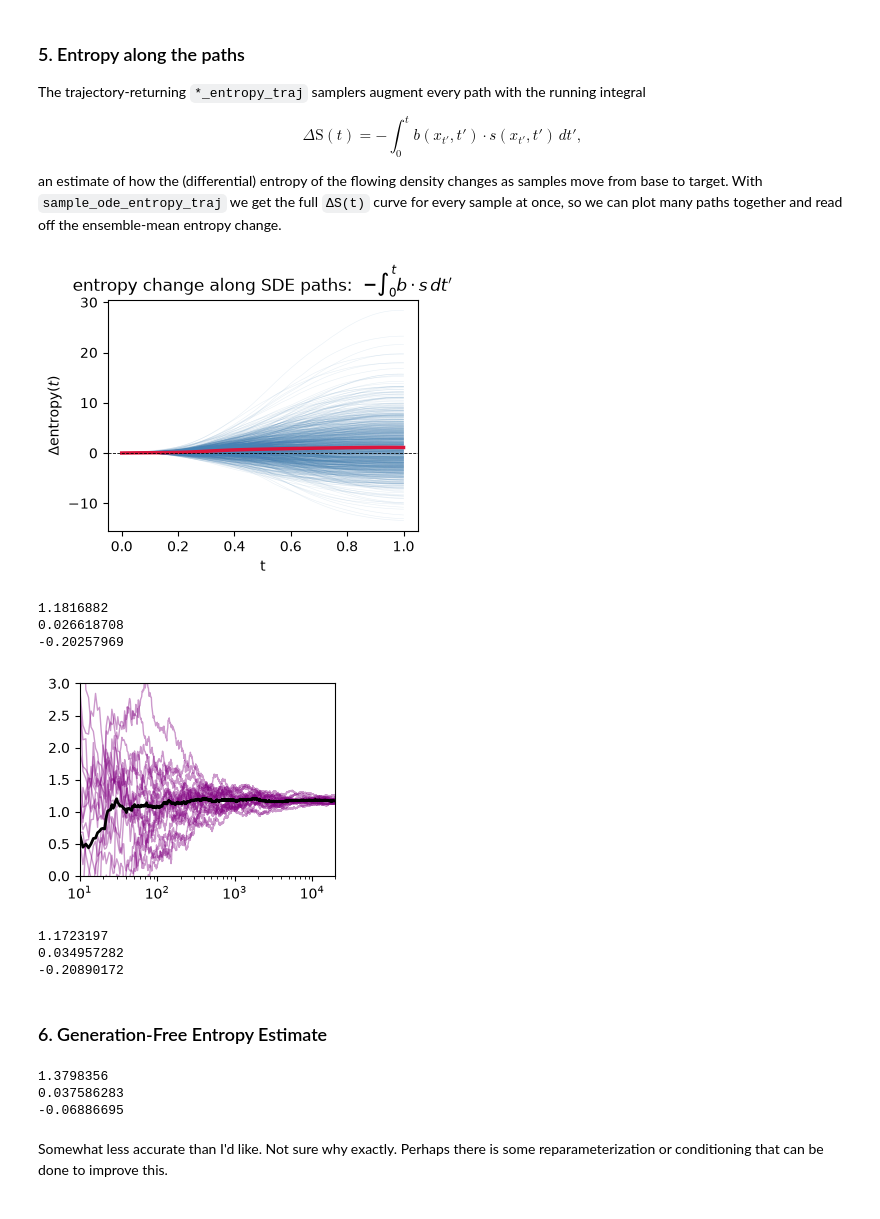
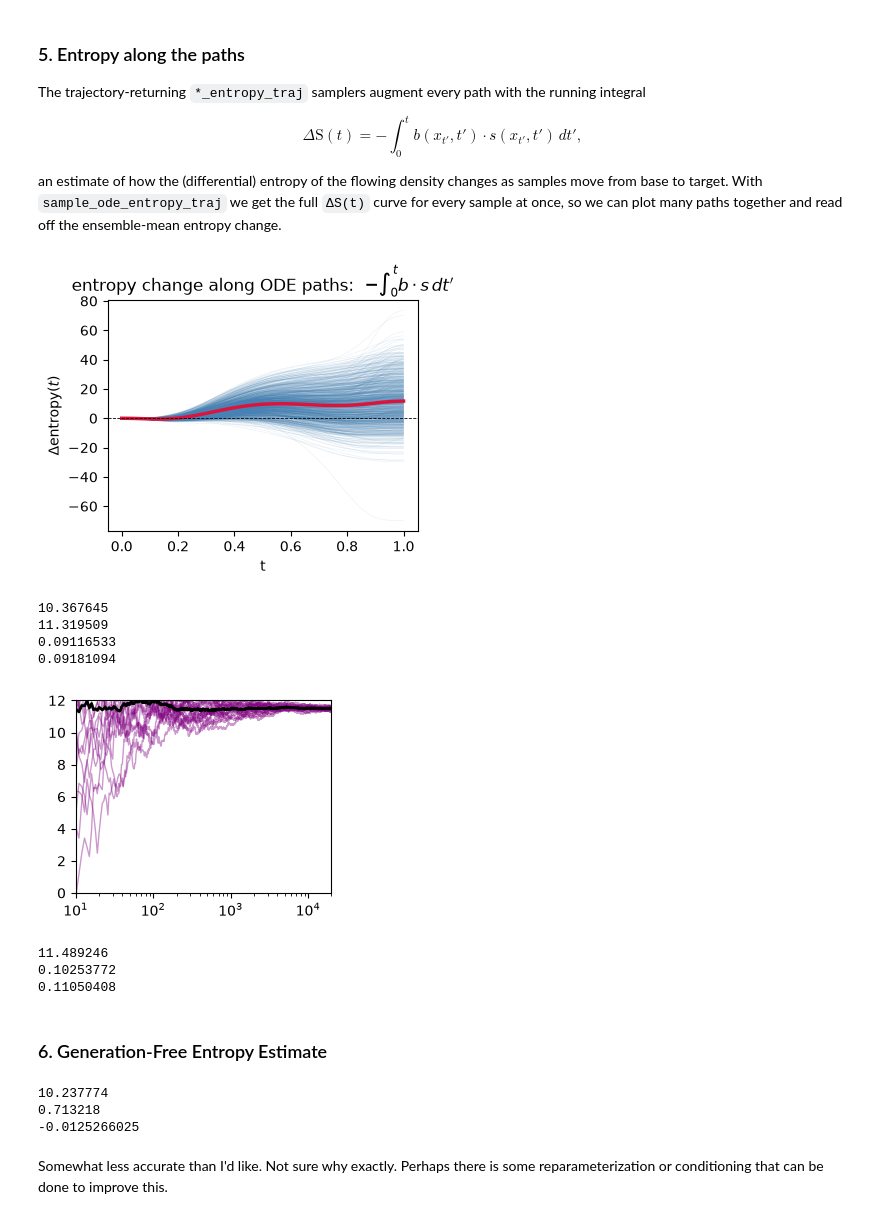
Before and after one commit to Rauscher-Group/eesi, a Jupyter notebook: experiments/2D_GMM.ipynb, the cells around one changed output. Drawn from its saved outputs; the diff is of its cells as text; code cells hidden in the pictures.

```diff
--- a/experiments/2D_GMM.ipynb
+++ b/experiments/2D_GMM.ipynb
@@ -56,18 +56,20 @@ mixture built from `eesi.datasets.GaussianMixture`, whose weights, means and
 full (correlated) covariances are drawn once from a fixed `seed` and then held
 constant.
 # %%
+d = 32
 # --- base: single 2D Gaussian, unit variance, zero covariance ---
-base = MultivariateNormal(torch.zeros(2, device=device), torch.eye(2, device=device))
+base = MultivariateNormal(torch.zeros(d, device=device), torch.eye(d, device=device))
 
 # --- target: 3-component Gaussian mixture from eesi.datasets.GaussianMixture ---
 # The mixture draws its weights, means and full covariances once (fixed `seed`)
 # and holds them constant; `sigma` sets how far apart the component means are.
-target = GaussianMixture(d=2, n=3, sigma=4.0, seed=5, device=device)
+target = GaussianMixture(d=d, n=5, sigma=4.0, seed=5, device=device)
 
 # Sanity check: draw and scatter samples from each distribution.
 x0_vis = base.sample((2000,)).cpu()
 x1_vis = target.sample((2000,)).cpu()
 
+'''
 # Symmetric plot limits that comfortably contain both distributions.
 LIM = float(torch.cat([x0_vis, x1_vis]).abs().max().ceil()) + 1.0
 
@@ -79,4 +81,5 @@ ax[1].set_title("target  $p_1$ (Gaussian mixture)")
 for a in ax:
     a.set_aspect("equal"); a.set_xlim(-LIM, LIM); a.set_ylim(-LIM, LIM)
 plt.show()
+'''
 # %% [output]
@@ -92,17 +95,19 @@ plt.show()
   score is trained with the cheap antithetic denoising objective (no divergence
   estimate). Try `gamma="sin2"` / `gamma="none"`, or `path="linear"`/`"trig"`.
 # %%
-net_b = TimeMLP(d=2, hidden=64, n_layers=6, activation="silu")
-net_s = TimeMLP(d=2, hidden=64, n_layers=6, activation="silu")
+net_b = TimeMLP(d=d, hidden=512, n_layers=4, activation="silu")
+net_s = TimeMLP(d=d, hidden=512, n_layers=6, activation="silu")
 
 model = EESI(
     net_b, net_s,
-    d=2,
+    d=d,
     path="trig2",
-    gamma="sqrt",
+    gamma="sin2",
     gamma_scale=1.0,
-    #learn_score=False
+    learn_score=True
 ).to(device)
 
 opt = torch.optim.Adam(model.parameters(), lr=1e-3)
 #print(model)
+print(sum(p.numel() for p in model.net_b.parameters()))
+print(sum(p.numel() for p in model.net_s.parameters()))
@@ -180,20 +194,24 @@ Map base samples to the target with the model's built-in samplers:
   using both the drift `b` and the learned score `s` (diffusion `eps`).
 # %%
 # Draw base samples and push them through the model's built-in samplers.
-torch.manual_seed(1)
-x0 = base.sample((10000,))
-gen_ode = model.sample_ode(x0, n_steps=200)            # probability-flow ODE (drift only)
-gen_sde = model.sample_sde(x0, n_steps=200, eps=1)     # reverse-time SDE (drift + score)
+torch.manual_seed(5)
+torch.seed()
+x0 = base.sample((100000,))
+x1 = target.sample((100000,))
+gen_ode = model.sample_ode(x0, n_steps=100)            # probability-flow ODE (drift only)
+gen_sde = model.sample_sde(x0, n_steps=100, eps=0.4)     # reverse-time SDE (drift + score)
 
 # How well do generated samples match the target? (mean log-density)
 ref = target.log_prob(x1).mean()
 base_ref = base.log_prob(x0).mean()
+base_target = target.log_prob(x0).mean()
 print(f"mean target log-prob \u2014 true target : {ref:+.3f}")
 print(f"mean target log-prob \u2014 ODE sampler : {target.log_prob(gen_ode).mean():+.3f}")
 print(f"percent error in log-prod, ODE sampler : {100*(target.log_prob(gen_ode).mean()-ref)/ref:+.3f}%")
 print(f"mean target log-prob \u2014 SDE sampler : {target.log_prob(gen_sde).mean():+.3f}")
 print(f"percent error in log-prod, SDE sampler : {100*(target.log_prob(gen_sde).mean()-ref)/ref:+.3f}%")
 print(f"mean base   log-prob \u2014 true base   : {base_ref:+.3f}")
+print(f"mean target log-prob \u2014 true base   : {base_target:+.3f}")
 print(f"estimated entropy change : {-ref + base_ref:+.3f}")
 delta_pred = -ref + base_ref
 delta_pred = delta_pred.cpu().numpy()
@@ -245,13 +264,13 @@ samples move from base to target. With `sample_ode_entropy_traj` we get the full
 and read off the ensemble-mean entropy change.
 # %%
 # Trace the running entropy change along many SDE paths.
-torch.manual_seed(6)
+torch.seed()
 batch = 20000
 
 means = []
 for k in range(20):
     x0 = base.sample((batch,))
-    traj, ent_traj, ts = model.sample_sde_entropy_traj(x0, eps=1, n_steps=100)
+    traj, ent_traj, ts = model.sample_ode_entropy_traj(x0, n_steps=100)
     means.append(ent_traj[-1, :].mean().cpu().numpy())
 
 ts_c = ts.cpu().numpy()
@@ -262,55 +281,57 @@ ax.plot(ts_c, ent_c, c="steelblue", lw=0.4, alpha=0.12)                  # indiv
 ax.plot(ts_c, ent_c.mean(axis=1), c="crimson", lw=2.5, label="ensemble mean")
 ax.axhline(0.0, c="k", lw=0.6, ls="--")
 ax.set_xlabel("t"); ax.set_ylabel(r"$\Delta$entropy$(t)$")
-ax.set_title(r"entropy change along SDE paths:  $-\int_0^t b\cdot s\,dt'$")
+ax.set_title(r"entropy change along ODE paths:  $-\int_0^t b\cdot s\,dt'$")
 plt.show()
 
+print(delta_pred)
 print(np.mean(means))
 print(np.std(means))
 print((np.mean(means)-delta_pred)/delta_pred)
 # %% [output]
-[figure, old version]
+[figure, new version]
-1.1816882
-0.026618708
--0.20257969
+10.367645
+11.319509
+0.09116533
+0.09181094
 # %%
 # Examine convergence based on number of trajectories simulated
 vals = []
-torch.manual_seed(11241)
+torch.seed()
 batch = 20000
 
 plt.figure(figsize=(3.3,2.5))
 
 mom = []
 for k in range(20):
     x0 = base.sample((batch,))
-    x,ent = model.sample_sde_entropy(x0, eps=1, n_steps=100)
+    x,ent = model.sample_ode_entropy(x0, n_steps=100)
     ent_cpu = ent.cpu().numpy()
     vals.append(np.mean(ent_cpu))
     #print(np.mean(ent_cpu))
     mean = np.cumsum(ent_cpu)/np.arange(1,batch+1)
     mom.append(mean)
     plt.plot(np.arange(1,batch+1),mean,'-',color='purple',alpha=0.4,lw=1)
 mom = np.mean(mom,axis=0)
 plt.plot(np.arange(1,batch+1),mom,'-',color='k',lw=2)
 #plt.yscale('log')
 plt.xscale('log')
 plt.xlim(10,20000)
-plt.ylim(0,3)
+plt.ylim(0,12)
 plt.show()
 print(np.mean(vals))
 print(np.std(vals))
 print((np.mean(vals)-delta_pred)/delta_pred)
 # %% [output]
-[figure, old version]
+[figure, new version]
-1.1723197
-0.034957282
--0.20890172
+11.489246
+0.10253772
+0.11050408
 # %% [markdown]
 ### 6. Generation-Free Entropy Estimate
 # %%
 torch.manual_seed(1)
-batch = 20000
+batch = 1000
 x1 = target.sample((batch,))
 
 means = []
@@ -322,9 +343,9 @@ print(np.mean(means))
 print(np.std(means))
 print((np.mean(means)-delta_pred)/delta_pred)
 # %% [output]
-1.3798356
-0.037586283
--0.06886695
+10.237774
+0.713218
+-0.0125266025
 # %% [markdown]
 Somewhat less accurate than I'd like. Not sure why exactly. Perhaps there is some reparameterization or conditioning that can be done to improve this.
 # %%
```
Also changed, not shown: parts of 7 cells of this notebook, 1 other file.
